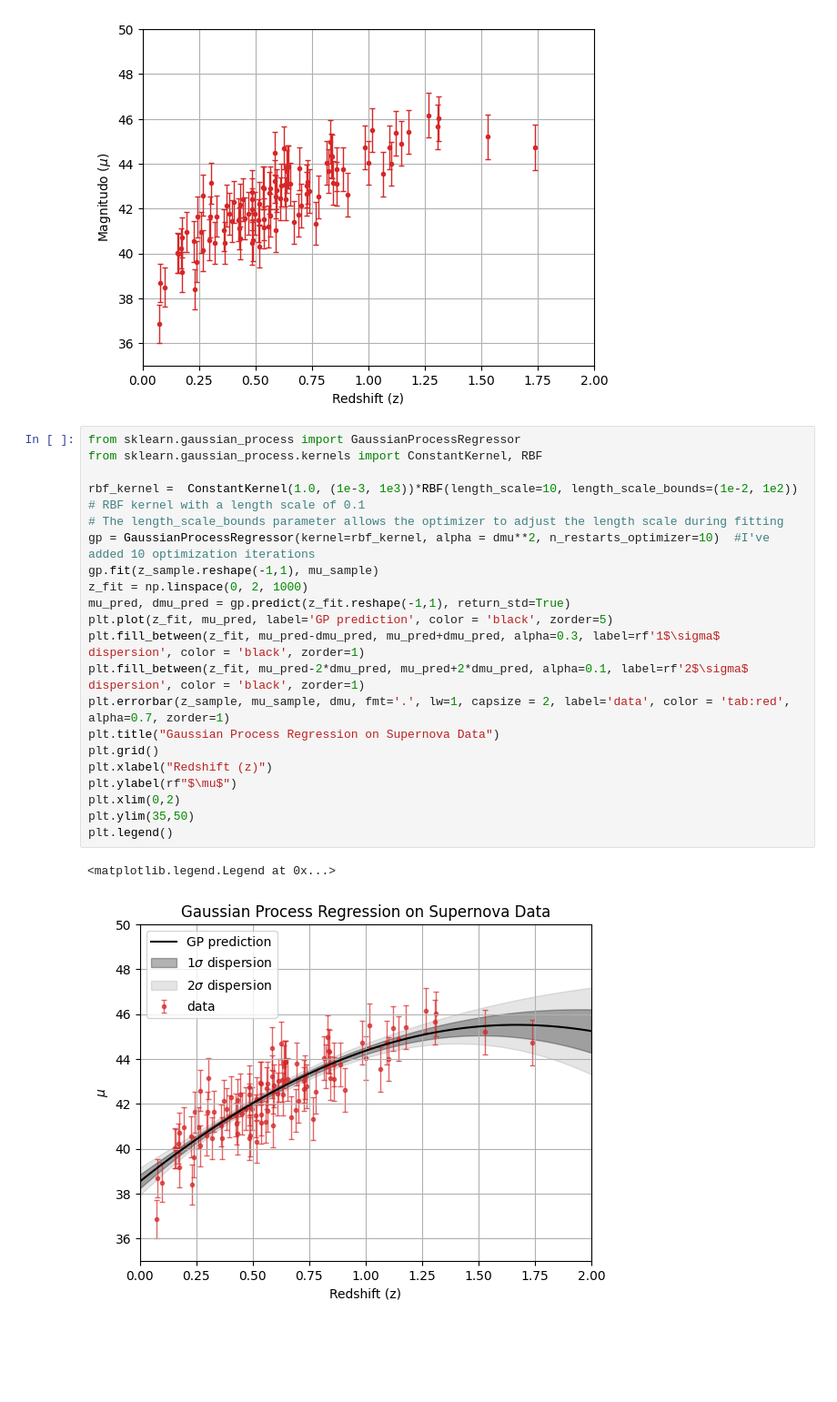
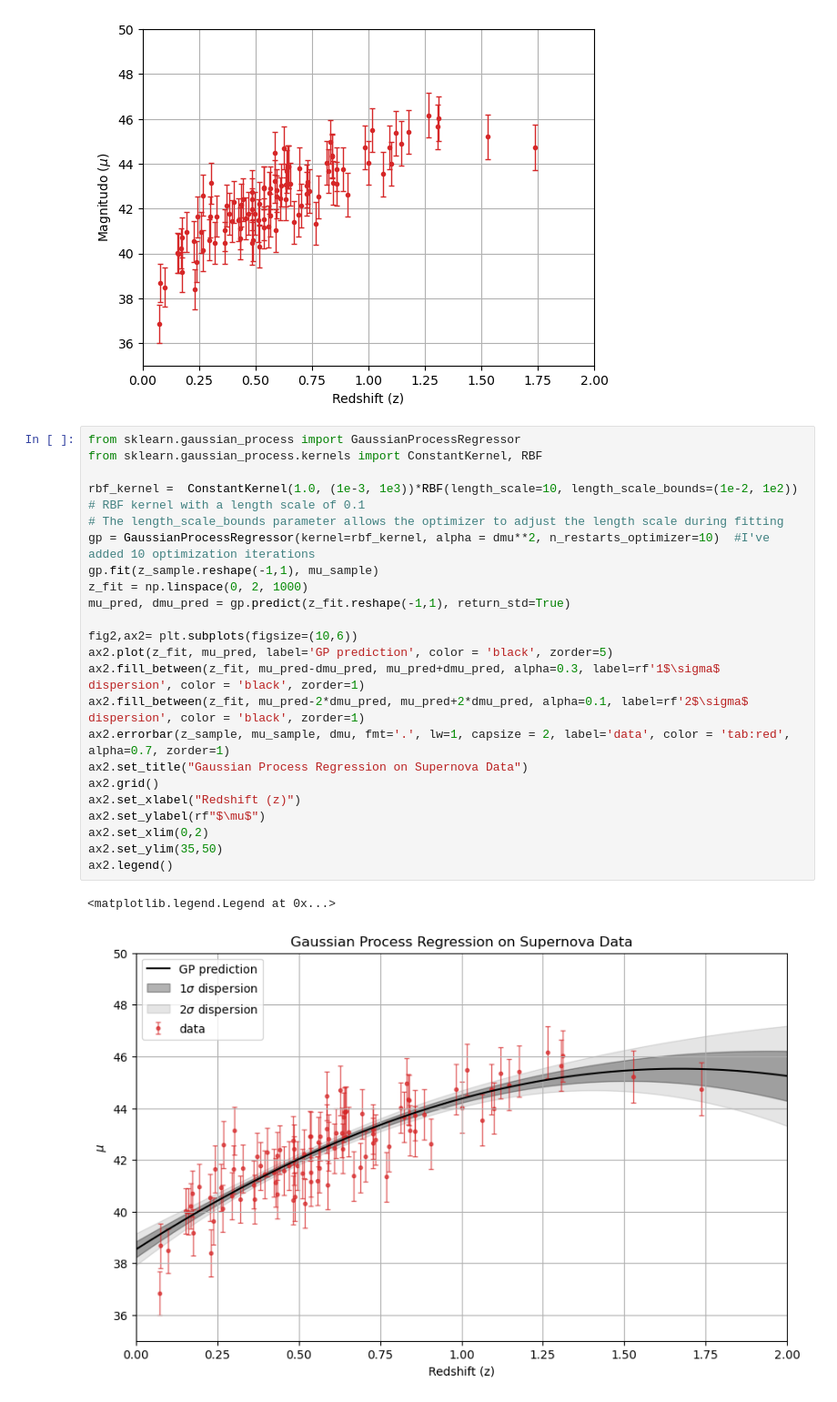
Before and after one commit to NiccoManto01/ilovegit, a Jupyter notebook: Lezioni/Lezione_18/super2.ipynb, the cells around one changed output. Shown at 91% size. Saved outputs shown, nothing was run; the diff lists cells and outputs as text; blank space fills up the shorter version.

```diff
--- a/Lezioni/Lezione_18/super2.ipynb
+++ b/Lezioni/Lezione_18/super2.ipynb
@@ -18,24 +18,26 @@ plt.grid()
 # %%
 from sklearn.gaussian_process import GaussianProcessRegressor
 from sklearn.gaussian_process.kernels import ConstantKernel, RBF
 
 rbf_kernel =  ConstantKernel(1.0, (1e-3, 1e3))*RBF(length_scale=10, length_scale_bounds=(1e-2, 1e2))  # RBF kernel with a length scale of 0.1
 # The length_scale_bounds parameter allows the optimizer to adjust the length scale during fitting
 gp = GaussianProcessRegressor(kernel=rbf_kernel, alpha = dmu**2, n_restarts_optimizer=10)  #I've added 10 optimization iterations
 gp.fit(z_sample.reshape(-1,1), mu_sample)
 z_fit = np.linspace(0, 2, 1000)
 mu_pred, dmu_pred = gp.predict(z_fit.reshape(-1,1), return_std=True)
-plt.plot(z_fit, mu_pred, label='GP prediction', color = 'black', zorder=5)
-plt.fill_between(z_fit, mu_pred-dmu_pred, mu_pred+dmu_pred, alpha=0.3, label=rf'1$\sigma$ dispersion', color = 'black', zorder=1)
-plt.fill_between(z_fit, mu_pred-2*dmu_pred, mu_pred+2*dmu_pred, alpha=0.1, label=rf'2$\sigma$ dispersion', color = 'black', zorder=1)
-plt.errorbar(z_sample, mu_sample, dmu, fmt='.', lw=1, capsize = 2, label='data', color = 'tab:red', alpha=0.7, zorder=1)
-plt.title("Gaussian Process Regression on Supernova Data")
-plt.grid()
-plt.xlabel("Redshift (z)")
-plt.ylabel(rf"$\mu$")
-plt.xlim(0,2)
-plt.ylim(35,50)
-plt.legend()
+
+fig2,ax2= plt.subplots(figsize=(10,6))
+ax2.plot(z_fit, mu_pred, label='GP prediction', color = 'black', zorder=5)
+ax2.fill_between(z_fit, mu_pred-dmu_pred, mu_pred+dmu_pred, alpha=0.3, label=rf'1$\sigma$ dispersion', color = 'black', zorder=1)
+ax2.fill_between(z_fit, mu_pred-2*dmu_pred, mu_pred+2*dmu_pred, alpha=0.1, label=rf'2$\sigma$ dispersion', color = 'black', zorder=1)
+ax2.errorbar(z_sample, mu_sample, dmu, fmt='.', lw=1, capsize = 2, label='data', color = 'tab:red', alpha=0.7, zorder=1)
+ax2.set_title("Gaussian Process Regression on Supernova Data")
+ax2.grid()
+ax2.set_xlabel("Redshift (z)")
+ax2.set_ylabel(rf"$\mu$")
+ax2.set_xlim(0,2)
+ax2.set_ylim(35,50)
+ax2.legend()
 # %% [output]
 <matplotlib.legend.Legend at 0x...>
-[figure, old version]
+[figure, new version]
```
Also changed, not shown: parts of 2 cells of this notebook, 3 other files.
